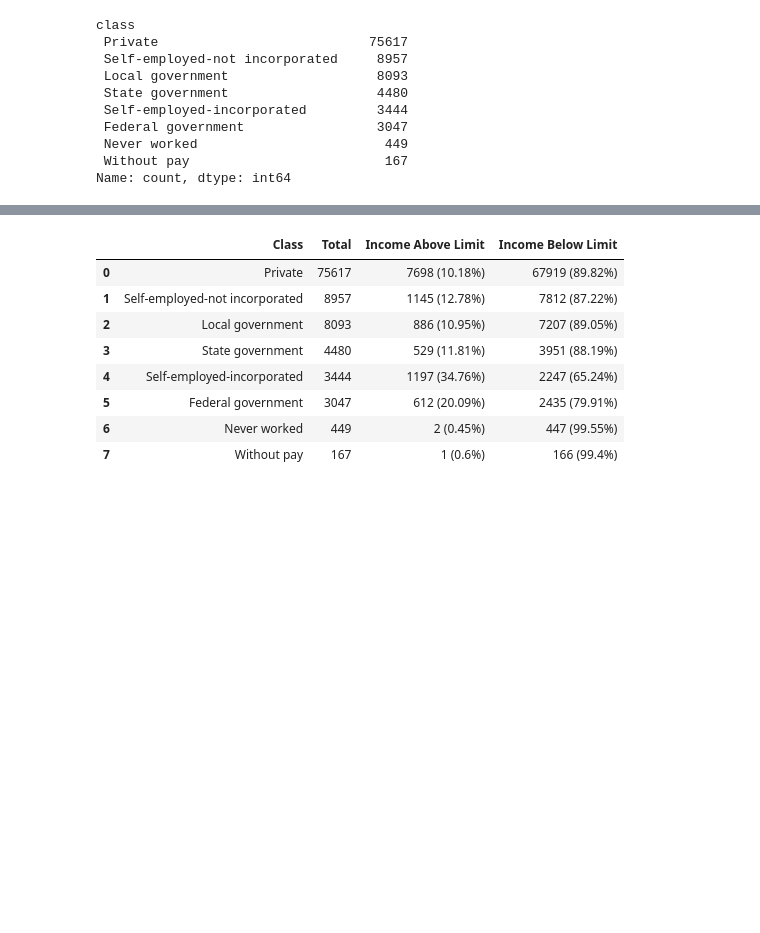
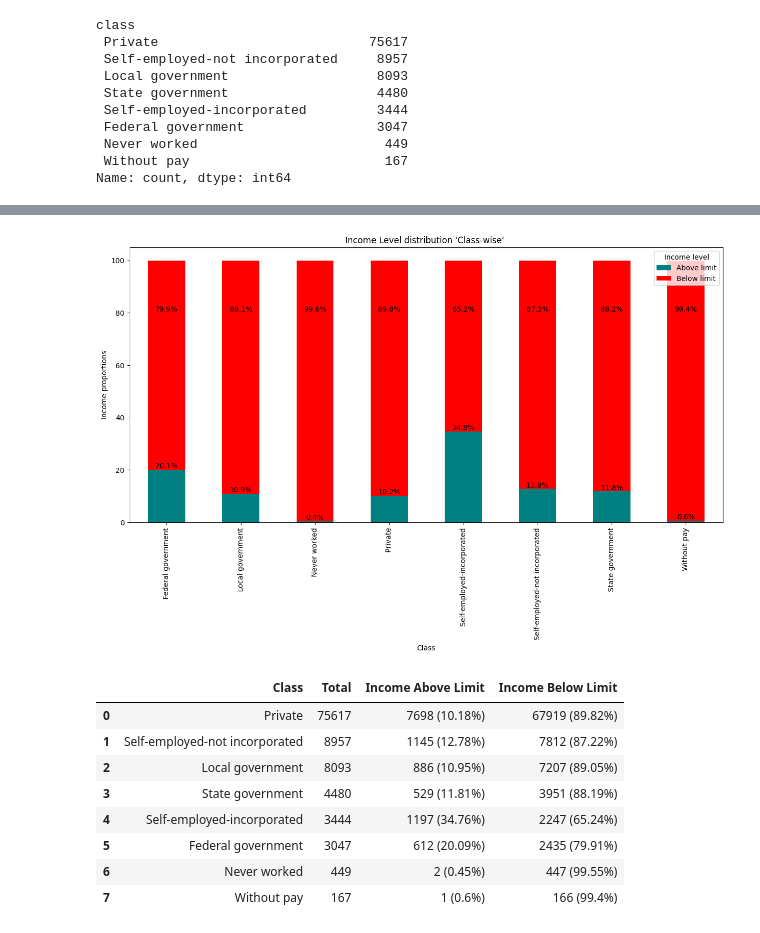
Before and after one commit to jatin-thakur-20/IIP-Project_2, a Jupyter notebook: iip_project_start.ipynb, the cells around one changed output, grey strips where cells are left out. Cells and saved outputs as stored; diff of their text form; code cells hidden in the pictures; blank space fills up the shorter version.

```diff
--- a/iip_project_start.ipynb
+++ b/iip_project_start.ipynb
@@ -485,0 +436,9 @@ classdf.head()
+# %%
+cccdf = pd.crosstab(classdf['class'],classdf['income_above_limit'])
+
+normalized_classdf = normalize(cccdf,norm='l1',axis=1)
+normalized_classdf = normalized_classdf*100
+
+cccdf.iloc[:,:] = normalized_classdf
+
+cccdf
@@ -486,3 +456,19 @@ classdf.head()
+# %%
+ax = cccdf.plot(kind='bar',stacked=True,figsize=(15,7),color=['teal','red'])
+for i,a in enumerate(cccdf['Above limit']):
+    ax.text(i,a,str(round(a,1))+'%',ha='center',va='bottom')
+    #ax.text(i, value, str(value), ha='center', va='bottom')
+for i,b in enumerate(cccdf['Below limit']):
+    ax.text(i,80,str(round(b,1))+'%',ha='center',va='bottom')
+
+legend = ax.legend()
+legend.set_title("Income level")
+plt.xlabel('Class')
+plt.ylabel('Income proportions')
+plt.title("Income Level distribution 'Class-wise' ")
+plt.show()
+# %% [output]
+[figure, added]
 # %%
 class_df = classdf['class'].value_counts().reset_index()
 class_df.rename(columns={'class':'Class','count':'Total'},inplace=True)
```
Also changed, not shown: parts of 97 cells of this notebook, 2 other files.
